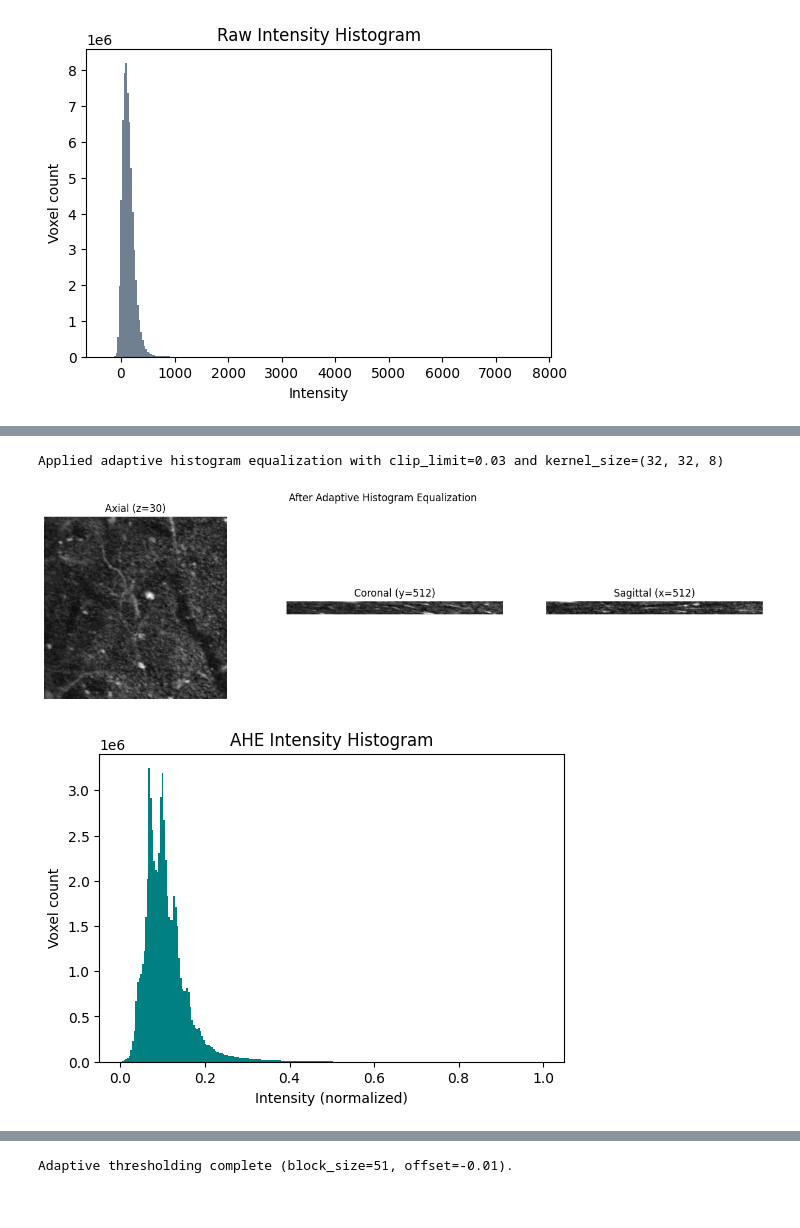
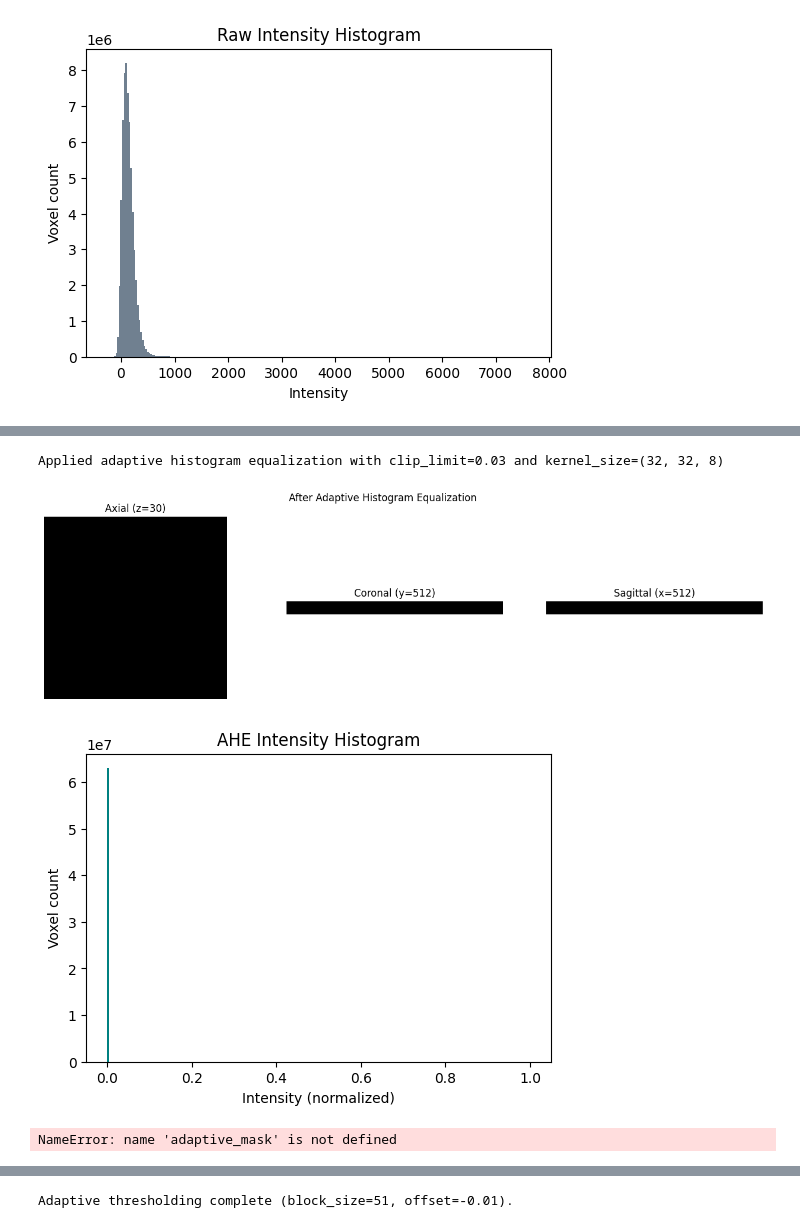
Before and after one commit to kroumov/SpineDetect, a Jupyter notebook: week1_preprocessing.ipynb, the cells around one changed output, grey strips where cells are left out. Saved outputs shown, nothing was run; the diff lists cells and outputs as text; code cells hidden in the pictures.

```diff
--- a/week1_preprocessing.ipynb
+++ b/week1_preprocessing.ipynb
@@ -206,0 +301,16 @@ Applied 3D Gaussian smoothing with sigma=1.5
+# %%
+# --- Wavelet Denoising (replaces Gaussian smoothing) ---
+%pip install pywavelets
+
+wavelet_sigma = 0.1
+wavelet_volume = denoise_wavelet(
+    raw_volume,
+    mode="soft",
+    wavelet_levels=None,
+    wavelet="db2",
+    rescale_sigma=True,
+    sigma=wavelet_sigma,
+)
+
+print(f"Applied wavelet denoising directly to raw volume (sigma={wavelet_sigma}, wavelet='db2').")
+show_volume_slices(wavelet_volume, title="Wavelet-Denoised Volume", slice_indices=CENTRAL_SLICES)
@@ -207,21 +330,56 @@ Applied 3D Gaussian smoothing with sigma=1.5
 # %%
 # --- Adaptive Histogram Equalization (optional contrast enhancement) ---
 clip_limit = 0.03
 kernel_size = (32, 32, 8)  # (z, y, x) neighborhood sizes
 
-smoothed_rescaled = exposure.rescale_intensity(smoothed_volume, in_range="image")
-ahe_volume = exposure.equalize_adapthist(smoothed_rescaled, kernel_size=kernel_size, clip_limit=clip_limit)
+wavelet_rescaled = exposure.rescale_intensity(wavelet_volume, in_range="image")
+ahe_volume = exposure.equalize_adapthist(wavelet_rescaled, kernel_size=kernel_size, clip_limit=clip_limit)
 
 print(f"Applied adaptive histogram equalization with clip_limit={clip_limit} and kernel_size={kernel_size}")
 show_volume_slices(ahe_volume, title="After Adaptive Histogram Equalization", slice_indices=CENTRAL_SLICES)
 
 plt.figure(figsize=(6, 4))
 plt.hist(ahe_volume.ravel(), bins=256, color="teal")
 plt.title("AHE Intensity Histogram")
 plt.xlabel("Intensity (normalized)")
 plt.ylabel("Voxel count")
 plt.show()
 # %% [output]
 Applied adaptive histogram equalization with clip_limit=0.03 and kernel_size=(32, 32, 8)
-[figure, old version]
+[figure, new version]
-[figure, old version]
+[figure, new version]
+# %%
+# --- Shaft mask refinement and surface extraction ---
+from skimage import morphology
+
+if "adaptive_mask" not in globals():
+    raise NameError("adaptive_mask is not defined. Run the 'Adaptive Thresholding' cell before refining the shaft mask.")
+
+min_object_size = 10_000
+closing_radius = 2
+surface_radius = 1
+
+shaft_mask_clean = morphology.remove_small_objects(adaptive_mask, min_size=min_object_size)
+shaft_mask_closed = morphology.binary_closing(shaft_mask_clean, morphology.ball(closing_radius))
+shaft_mask_refined = morphology.binary_opening(shaft_mask_closed, morphology.ball(1))
+shaft_surface = shaft_mask_refined ^ morphology.binary_erosion(shaft_mask_refined, morphology.ball(surface_radius))
+
+print("Refined shaft mask stats:")
+print(f"  voxels (raw threshold): {adaptive_mask.sum():,}")
+print(f"  voxels (refined): {shaft_mask_refined.sum():,}")
+print(f"  surface voxels: {shaft_surface.sum():,}")
+
+show_binary_overlay(ahe_volume, shaft_mask_refined, title="Refined Shaft Mask", slice_indices=CENTRAL_SLICES)
+
+surface_labels = np.zeros_like(shaft_surface, dtype=int)
+surface_labels[shaft_surface] = 1
+show_multiclass_overlay(
+    ahe_volume,
+    surface_labels,
+    title="Shaft Surface Voxels",
+    slice_indices=CENTRAL_SLICES,
+    colors=["black", "lime"],
+    alpha=0.7,
+)
+# %% [output]
+NameError: name 'adaptive_mask' is not defined
```
Also changed, not shown: parts of 10 cells of this notebook.
